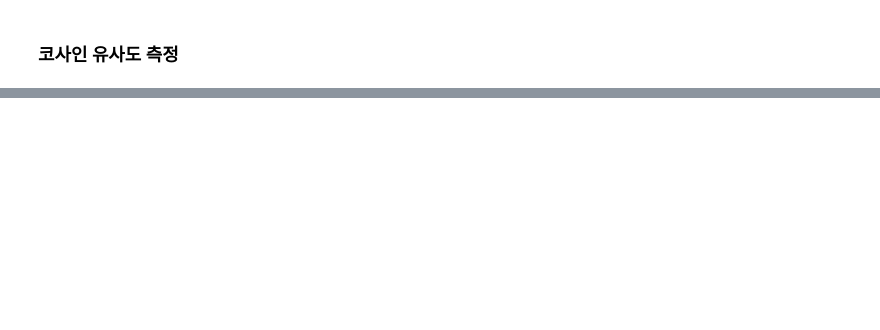
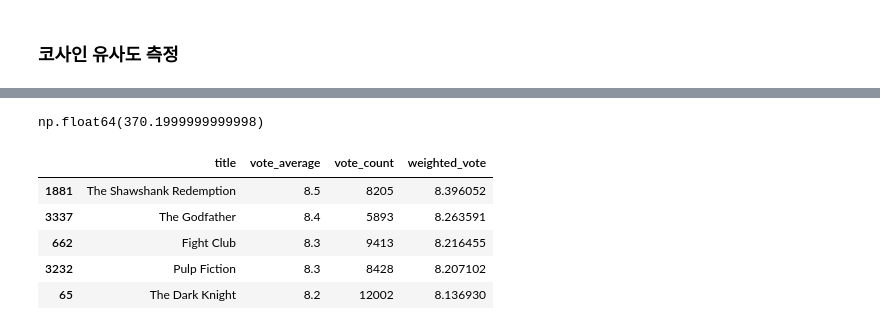
Before and after one commit to SOOSOO999/gitproject, a Jupyter notebook: 05_ml-workspace/10_recommendation/01_content_based_filtering.ipynb, the cells around one changed output, grey strips where cells are left out. Saved outputs shown, nothing was run; the diff lists cells and outputs as text; code cells hidden in the pictures; blank space fills up the shorter version.

```diff
--- a/05_ml-workspace/10_recommendation/01_content_based_filtering.ipynb
+++ b/05_ml-workspace/10_recommendation/01_content_based_filtering.ipynb
@@ -198,0 +282,24 @@ print("변환된 벡터:\n", X.toarray())
+# %%
+movie_df['vote_count'].quantile(0.6)    # 60% 분위수  임계치 370.199999 => m
+# %% [output]
+np.float64(370.1999999999998)
+# %%
+# 가중 평점 계산을 위한 변수 (v, m, R, C)
+m = movie_df['vote_count'].quantile(0.6)    # 최소 투표 횟수
+C = movie_df['vote_average'].mean()         # 전체 영화 평점 평균
+
+def weighted_rating(movie):
+    v = movie['vote_count']
+    R = movie['vote_average']
+    return ((v / (v + m)) * R) + ((m / (v + m)) * C)
+
+movie_df['weighted_vote'] = movie_df.apply(weighted_rating, axis=1)
+
+movie_df[['title', 'vote_average', 'vote_count', 'weighted_vote']].sort_values('weighted_vote', ascending=False).head()
+# %% [output]
+|  | title | vote_average | vote_count | weighted_vote |
+| 1881 | The Shawshank Redemption | 8.5 | 8205 | 8.396052 |
+| 3337 | The Godfather | 8.4 | 5893 | 8.263591 |
+| 662 | Fight Club | 8.3 | 9413 | 8.216455 |
+| 3232 | Pulp Fiction | 8.3 | 8428 | 8.207102 |
+| 65 | The Dark Knight | 8.2 | 12002 | 8.136930 |
```
Also changed, not shown: parts of 13 cells of this notebook.
